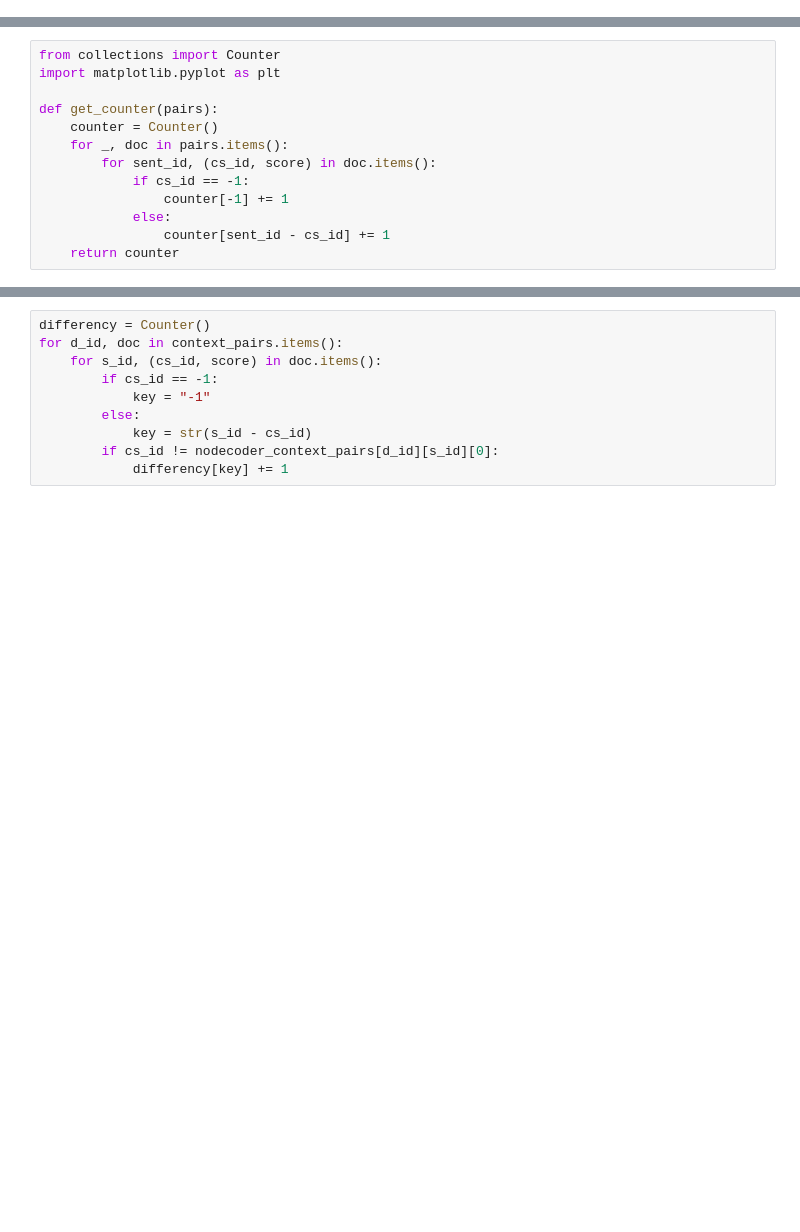
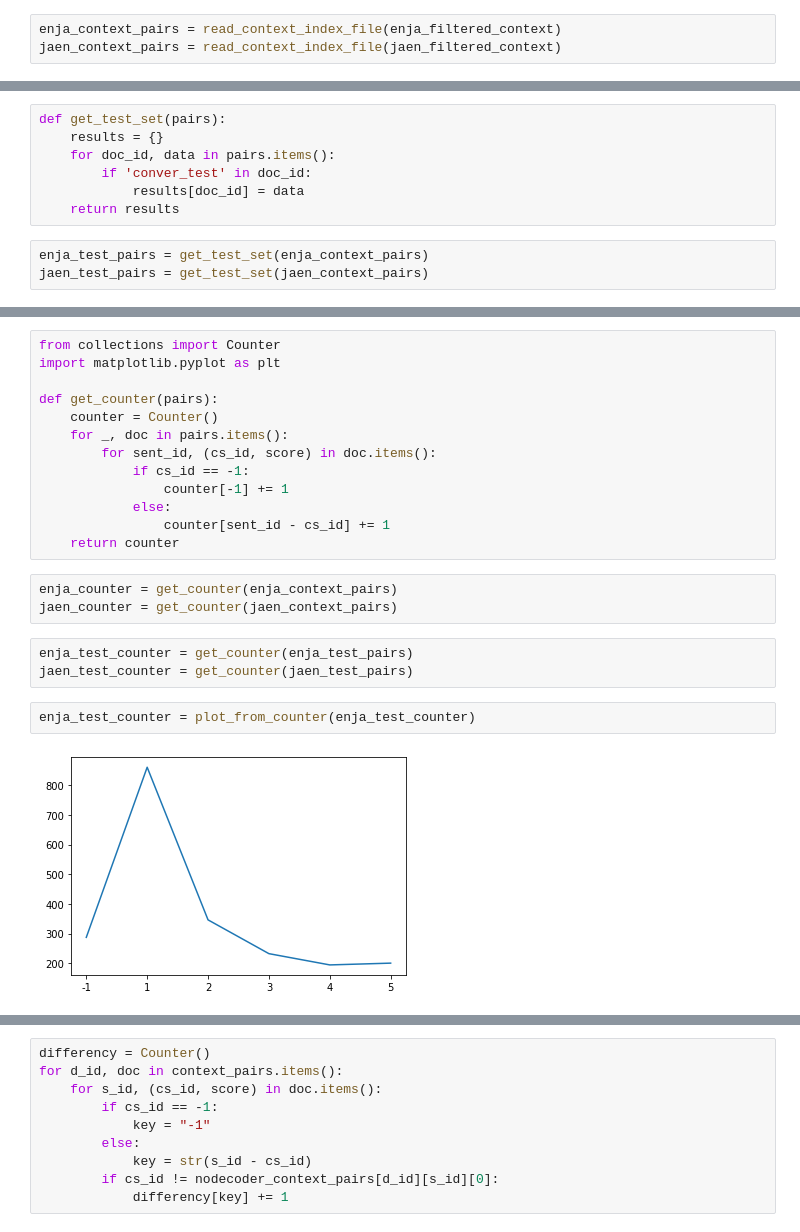
Before and after one commit to jesa7955/context-translation, a Jupyter notebook: notebooks/filter_results.ipynb, the cells around one changed output, grey strips where cells are left out. Drawn from its saved outputs; the diff is of its cells as text; blank space fills up the shorter version.

```diff
--- a/notebooks/filter_results.ipynb
+++ b/notebooks/filter_results.ipynb
@@ -21,0 +120,3 @@ context_pairs = read_context_index_file(filtered_context)
+# %%
+enja_context_pairs = read_context_index_file(enja_filtered_context)
+jaen_context_pairs = read_context_index_file(jaen_filtered_context)
@@ -22,2 +126,12 @@ context_pairs = read_context_index_file(filtered_context)
 # %%
 nodecoder_context_pairs = read_context_index_file(nodecoder_filtered_context)
+# %%
+def get_test_set(pairs):
+    results = {}
+    for doc_id, data in pairs.items():
+        if 'conver_test' in doc_id:
+            results[doc_id] = data
+    return results
+# %%
+enja_test_pairs = get_test_set(enja_context_pairs)
+jaen_test_pairs = get_test_set(jaen_context_pairs)
@@ -34,3 +151,13 @@ def get_counter(pairs):
             else:
                 counter[sent_id - cs_id] += 1
     return counter
+# %%
+enja_counter = get_counter(enja_context_pairs)
+jaen_counter = get_counter(jaen_context_pairs)
+# %%
+enja_test_counter = get_counter(enja_test_pairs)
+jaen_test_counter = get_counter(jaen_test_pairs)
+# %%
+enja_test_counter = plot_from_counter(enja_test_counter)
+# %% [output]
+[figure, added]
```
Also changed, not shown: parts of 30 cells of this notebook, 7 other files.
